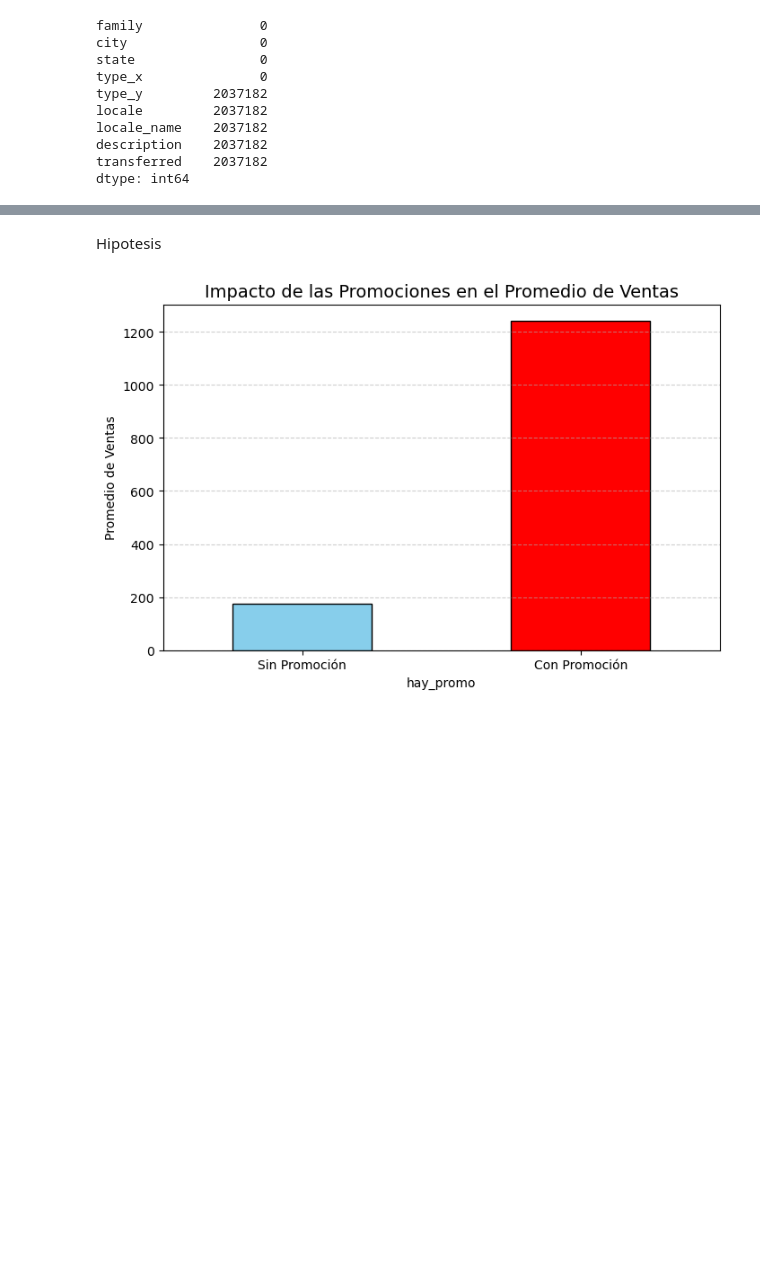
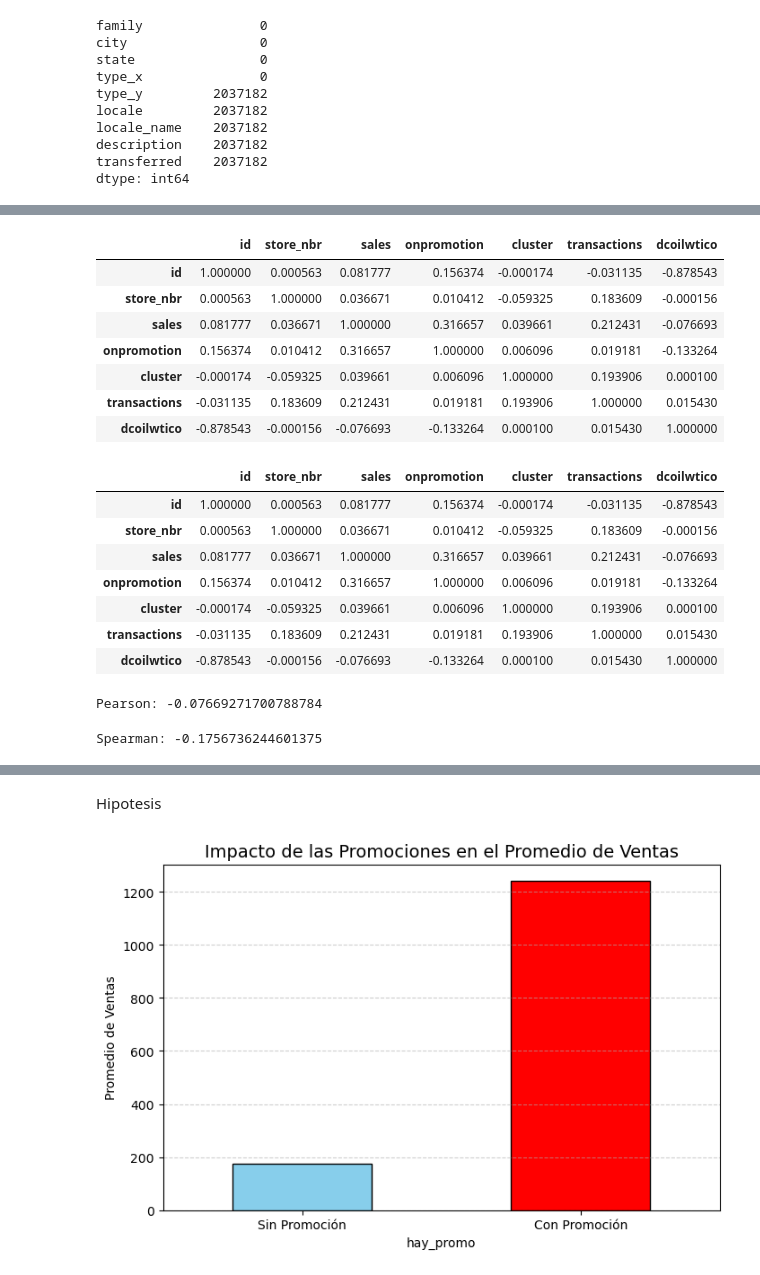
Before and after one commit to yiyinZhou/trabajo_final_PML, a Jupyter notebook: EDA.ipynb, the cells around one changed output, grey strips where cells are left out. Drawn from its saved outputs; the diff is of its cells as text; code cells hidden in the pictures; blank space fills up the shorter version.

```diff
--- a/EDA.ipynb
+++ b/EDA.ipynb
@@ -389,0 +412,33 @@ transferred 2
+# %%
+# Correlaciones
+df_train[num_columns].corr()
+# %% [output]
+|  | id | store_nbr | sales | onpromotion | cluster | transactions | dcoilwtico |
+| id | 1.000000 | 0.000563 | 0.081777 | 0.156374 | -0.000174 | -0.031135 | -0.878543 |
+| store_nbr | 0.000563 | 1.000000 | 0.036671 | 0.010412 | -0.059325 | 0.183609 | -0.000156 |
+| sales | 0.081777 | 0.036671 | 1.000000 | 0.316657 | 0.039661 | 0.212431 | -0.076693 |
+| onpromotion | 0.156374 | 0.010412 | 0.316657 | 1.000000 | 0.006096 | 0.019181 | -0.133264 |
+| cluster | -0.000174 | -0.059325 | 0.039661 | 0.006096 | 1.000000 | 0.193906 | 0.000100 |
+| transactions | -0.031135 | 0.183609 | 0.212431 | 0.019181 | 0.193906 | 1.000000 | 0.015430 |
+| dcoilwtico | -0.878543 | -0.000156 | -0.076693 | -0.133264 | 0.000100 | 0.015430 | 1.000000 |
+|  | id | store_nbr | sales | onpromotion | cluster | transactions | dcoilwtico |
+| id | 1.000000 | 0.000563 | 0.081777 | 0.156374 | -0.000174 | -0.031135 | -0.878543 |
+| store_nbr | 0.000563 | 1.000000 | 0.036671 | 0.010412 | -0.059325 | 0.183609 | -0.000156 |
+| sales | 0.081777 | 0.036671 | 1.000000 | 0.316657 | 0.039661 | 0.212431 | -0.076693 |
+| onpromotion | 0.156374 | 0.010412 | 0.316657 | 1.000000 | 0.006096 | 0.019181 | -0.133264 |
+| cluster | -0.000174 | -0.059325 | 0.039661 | 0.006096 | 1.000000 | 0.193906 | 0.000100 |
+| transactions | -0.031135 | 0.183609 | 0.212431 | 0.019181 | 0.193906 | 1.000000 | 0.015430 |
+| dcoilwtico | -0.878543 | -0.000156 | -0.076693 | -0.133264 | 0.000100 | 0.015430 | 1.000000 |
+# %%
+# Es importante eliminar nulos para el cálculo
+df_oil = df_train.dropna(subset=['dcoilwtico'])
+
+pearson = df_oil['sales'].corr(df_oil['dcoilwtico'], method='pearson')
+print(f"Pearson: {pearson}")
+# %% [output]
+Pearson: -0.07669271700788784
+# %%
+spearman = df_oil['sales'].corr(df_oil['dcoilwtico'], method='spearman')
+print(f"Spearman: {spearman}")
+# %% [output]
+Spearman: -0.1756736244601375
```
Also changed, not shown: parts of 22 cells of this notebook.
